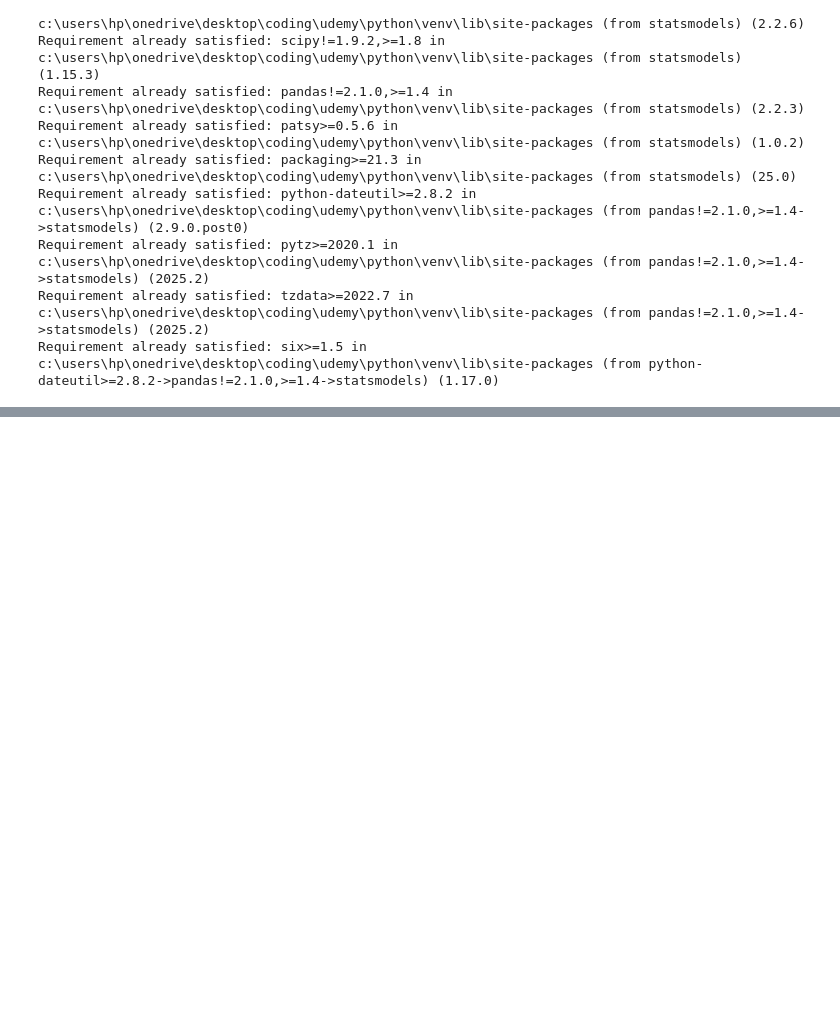
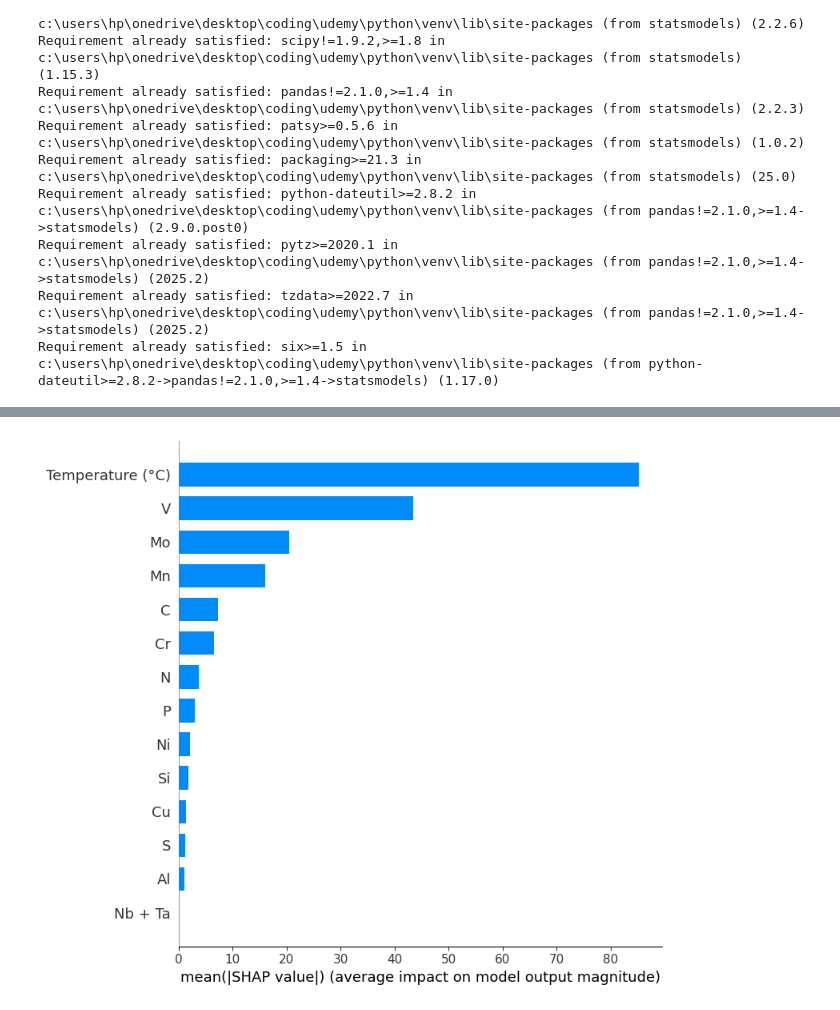
Before and after one commit to siddd776/Property_prediction_of_material, a Jupyter notebook: Property_prediction.ipynb, the cells around one changed output, grey strips where cells are left out. Saved outputs shown, nothing was run; the diff lists cells and outputs as text; code cells hidden in the pictures; blank space fills up the shorter version.

```diff
--- a/Property_prediction.ipynb
+++ b/Property_prediction.ipynb
@@ -298,0 +383,4 @@ r2 score is  0.3062804341316223
+# %%
+shap.summary_plot(shap_values, x_test, plot_type='bar')
+# %% [output]
+[figure, added]
```
Also changed, not shown: parts of 19 cells of this notebook, 4 other files.
